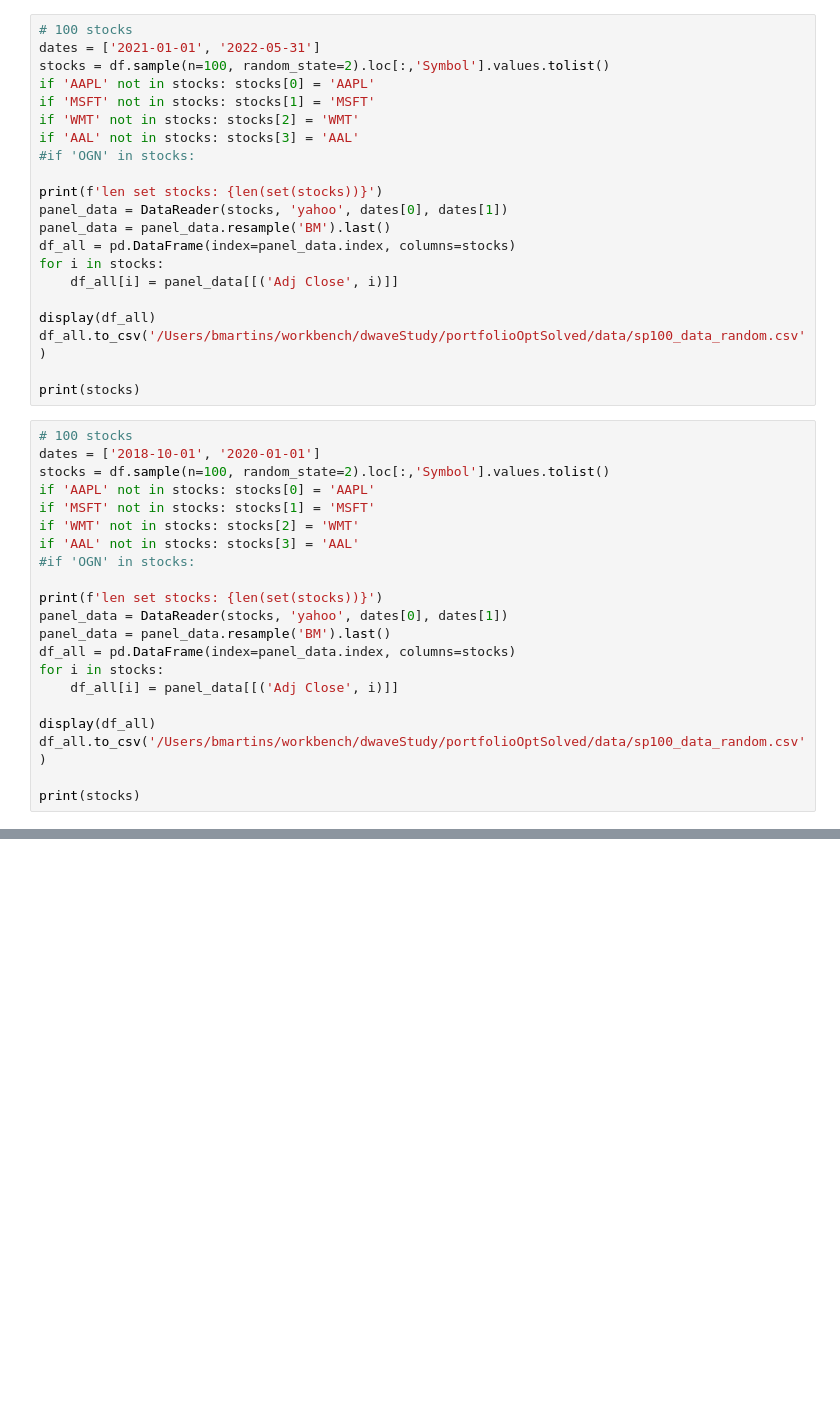
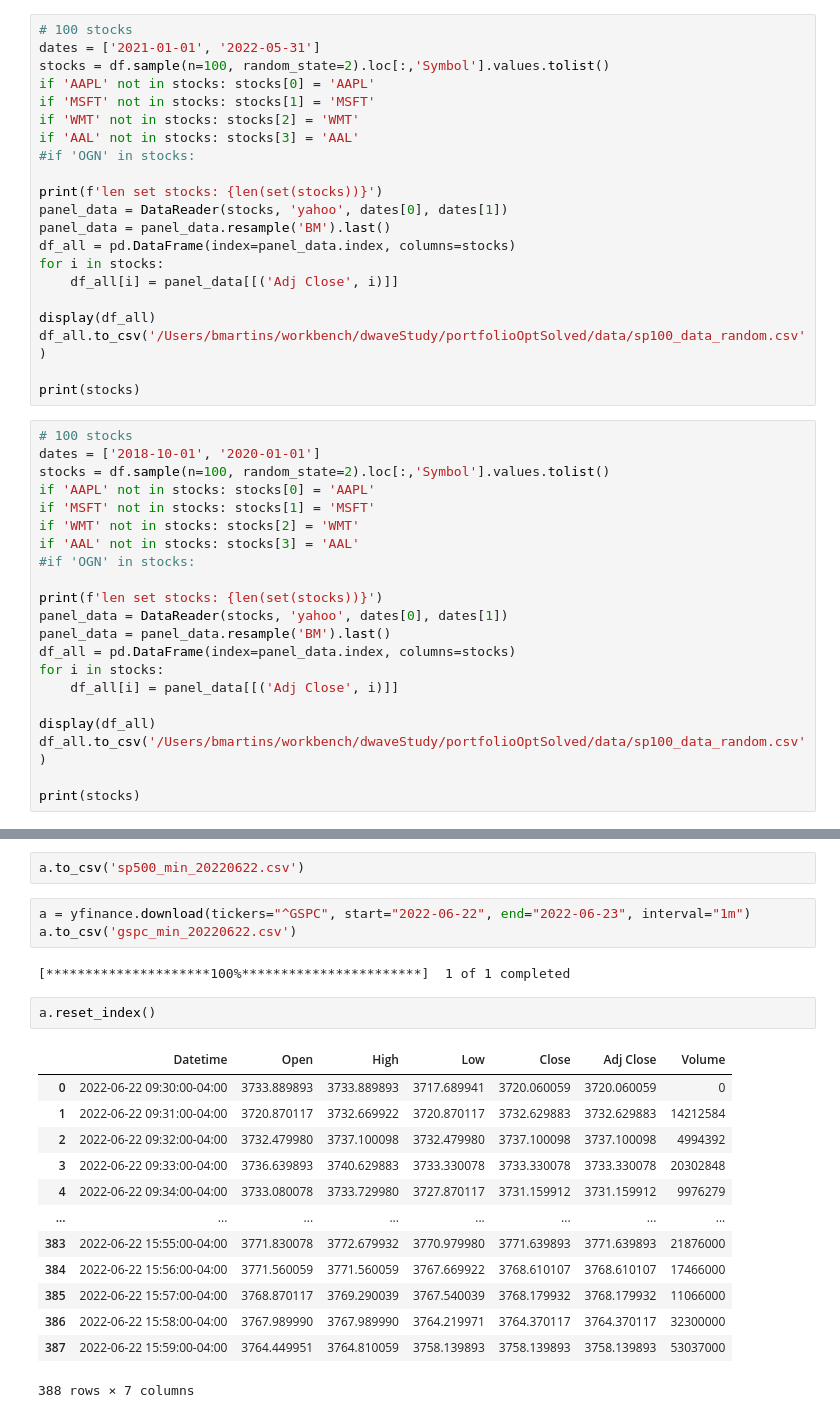
Before and after one commit to bvcmartins/dwaveDev, a Jupyter notebook: portfolioOptimization/extra/prepareData.ipynb, the cells around one changed output, grey strips where cells are left out. Cells and saved outputs as stored; diff of their text form; blank space fills up the shorter version.

```diff
--- a/portfolioOptimization/extra/prepareData.ipynb
+++ b/portfolioOptimization/extra/prepareData.ipynb
@@ -328,0 +465,23 @@ print(stocks)
+# %%
+a.to_csv('sp500_min_20220622.csv')
+# %%
+a = yfinance.download(tickers="^GSPC", start="2022-06-22", end="2022-06-23", interval="1m")
+a.to_csv('gspc_min_20220622.csv')
+# %% [output]
+[*********************100%***********************]  1 of 1 completed
+# %%
+a.reset_index()
+# %% [output]
+|  | Datetime | Open | High | Low | Close | Adj Close | Volume |
+| 0 | 2022-06-22 09:30:00-04:00 | 3733.889893 | 3733.889893 | 3717.689941 | 3720.060059 | 3720.060059 | 0 |
+| 1 | 2022-06-22 09:31:00-04:00 | 3720.870117 | 3732.669922 | 3720.870117 | 3732.629883 | 3732.629883 | 14212584 |
+| 2 | 2022-06-22 09:32:00-04:00 | 3732.479980 | 3737.100098 | 3732.479980 | 3737.100098 | 3737.100098 | 4994392 |
+| 3 | 2022-06-22 09:33:00-04:00 | 3736.639893 | 3740.629883 | 3733.330078 | 3733.330078 | 3733.330078 | 20302848 |
+| 4 | 2022-06-22 09:34:00-04:00 | 3733.080078 | 3733.729980 | 3727.870117 | 3731.159912 | 3731.159912 | 9976279 |
+| ... | ... | ... | ... | ... | ... | ... | ... |
+| 383 | 2022-06-22 15:55:00-04:00 | 3771.830078 | 3772.679932 | 3770.979980 | 3771.639893 | 3771.639893 | 21876000 |
+| 384 | 2022-06-22 15:56:00-04:00 | 3771.560059 | 3771.560059 | 3767.669922 | 3768.610107 | 3768.610107 | 17466000 |
+| 385 | 2022-06-22 15:57:00-04:00 | 3768.870117 | 3769.290039 | 3767.540039 | 3768.179932 | 3768.179932 | 11066000 |
+| 386 | 2022-06-22 15:58:00-04:00 | 3767.989990 | 3767.989990 | 3764.219971 | 3764.370117 | 3764.370117 | 32300000 |
+| 387 | 2022-06-22 15:59:00-04:00 | 3764.449951 | 3764.810059 | 3758.139893 | 3758.139893 | 3758.139893 | 53037000 |
+388 rows × 7 columns
```
Also changed, not shown: parts of 33 cells of this notebook, 4 other files.
